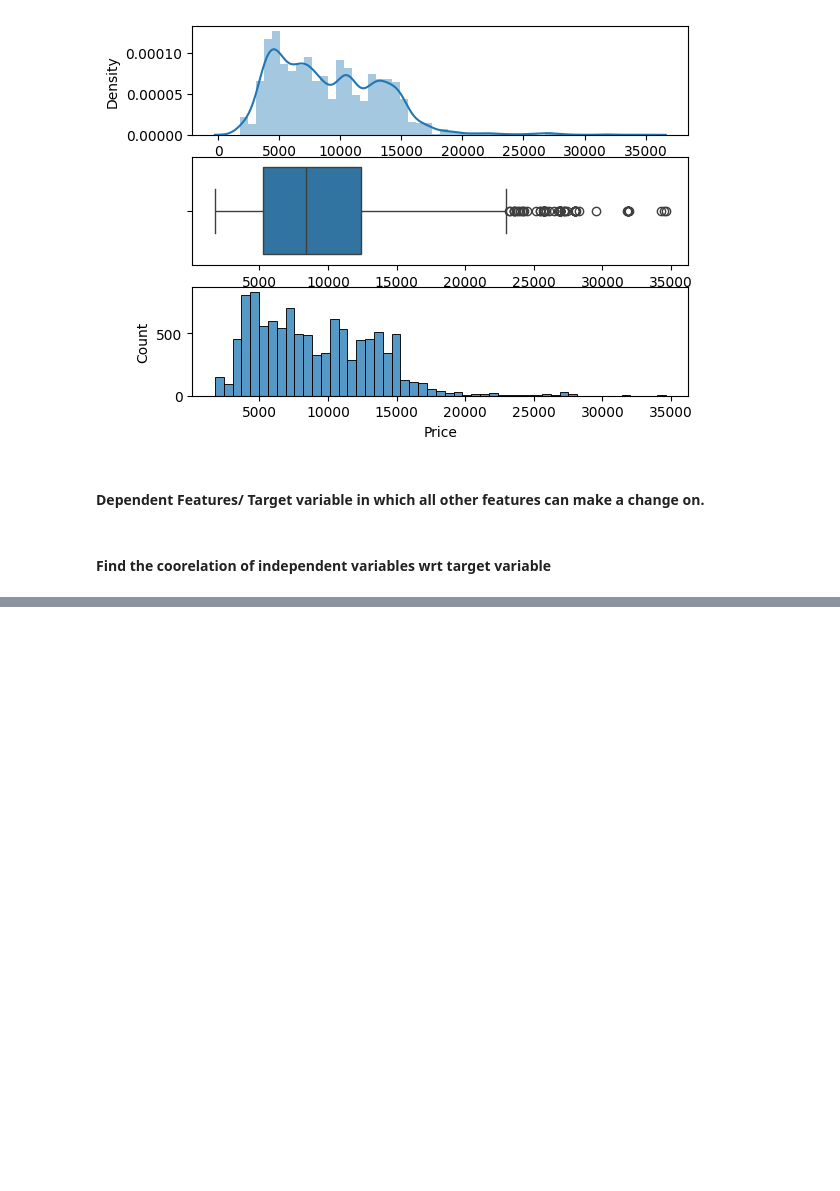
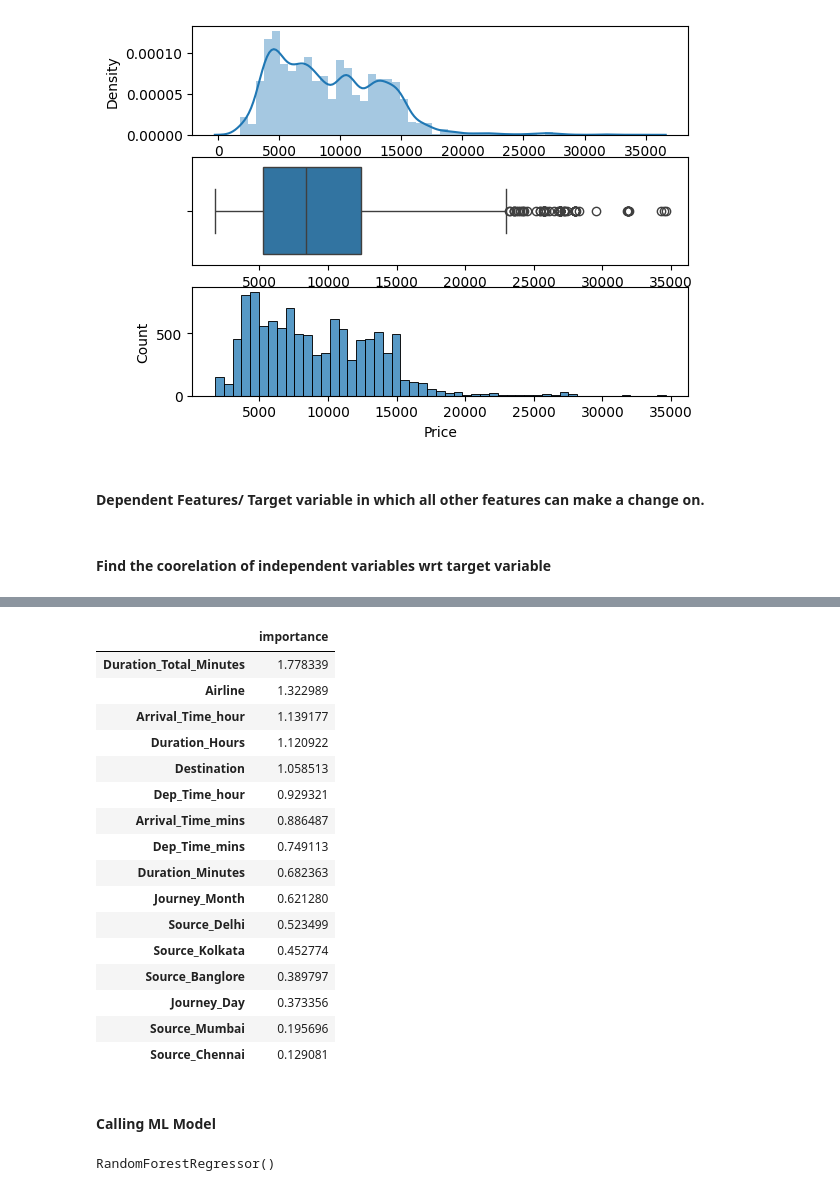
Before and after one commit to aswinvrpai/Airline_Ticket_Rate_Prediction, a Jupyter notebook: notebook/ticket_predict.ipynb, the cells around one changed output, grey strips where cells are left out. Drawn from its saved outputs; the diff is of its cells as text; code cells hidden in the pictures; blank space fills up the shorter version.

Commit message:
Feature Engineering, corelation study and ML Modelling

```diff
--- a/notebook/ticket_predict.ipynb
+++ b/notebook/ticket_predict.ipynb
@@ -555,0 +560,20 @@ mutual_df
+# %%
+mutual_df.sort_values(by='importance', ascending=False)
+# %% [output]
+|  | importance |
+| Duration_Total_Minutes | 1.778339 |
+| Airline | 1.322989 |
+| Arrival_Time_hour | 1.139177 |
+| Duration_Hours | 1.120922 |
+| Destination | 1.058513 |
+| Dep_Time_hour | 0.929321 |
+| Arrival_Time_mins | 0.886487 |
+| Dep_Time_mins | 0.749113 |
+| Duration_Minutes | 0.682363 |
+| Journey_Month | 0.621280 |
+| Source_Delhi | 0.523499 |
+| Source_Kolkata | 0.452774 |
+| Source_Banglore | 0.389797 |
+| Journey_Day | 0.373356 |
+| Source_Mumbai | 0.195696 |
+| Source_Chennai | 0.129081 |
@@ -555,0 +586,2 @@ mutual_df
+# %% [markdown]
+#### Calling ML Model
@@ -555,0 +590,4 @@ mutual_df
+# %%
+ml_model.fit(X_train, y_train)
+# %% [output]
+RandomForestRegressor()
```
Also changed, not shown: parts of 19 cells of this notebook, 1 other file.
